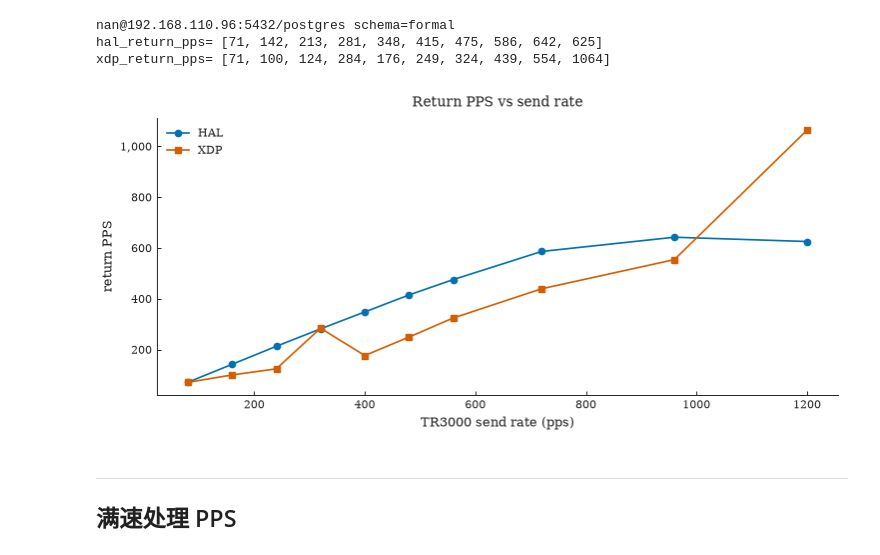
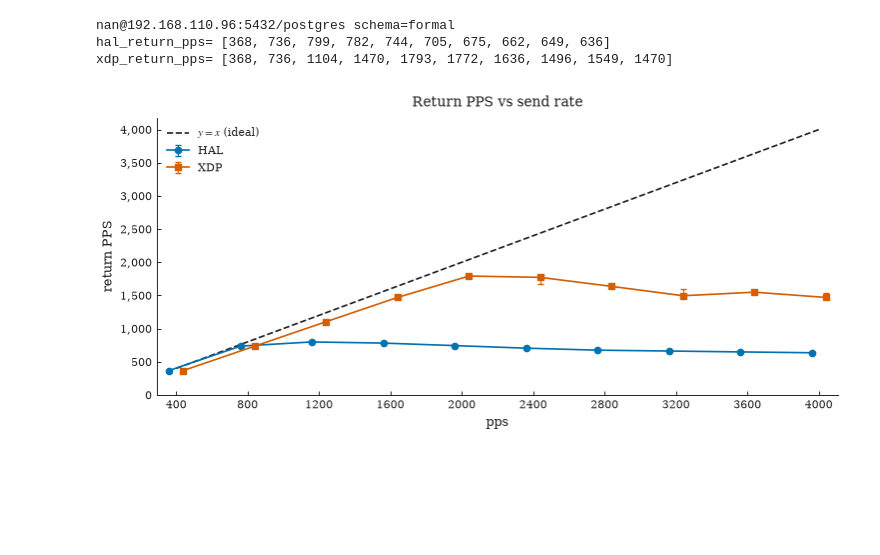
Before and after one commit to nan-mu/xpost, a Jupyter notebook: benchmark/just_tx.ipynb, the cells around one changed output. Drawn from its saved outputs; the diff is of its cells as text; code cells hidden in the pictures; blank space fills up the shorter version.

```diff
--- a/benchmark/just_tx.ipynb
+++ b/benchmark/just_tx.ipynb
@@ -141,47 +105,49 @@ XDP · 1200 pps · loss 0.0% n_rtt=41018
 import numpy as np
 import matplotlib.pyplot as plt
 from IPython.display import display
 
 from utils.db import dsn_summary
-from utils.experiment import figure_tx_rtt_return_pps, load_just_tx_rtt_runs
+from utils.experiment import figure_tx_rtt_return_pps, load_just_tx_window_stats
 
-SOURCE_NOTE = "xpost-test just-tx-rtt"
 plt.ioff()
 plt.close("all")
 print(dsn_summary())
 
-sweep = load_just_tx_rtt_runs(run_kind="pilot", source_note=SOURCE_NOTE, phase="sweep")
-assert len(sweep), "无 sweep 行：先跑 ./xpost-test just-tx-rtt"
+sweep = load_just_tx_window_stats(phase="sweep")
+assert len(sweep), "无 sweep 行：先跑 ./xpost-test（run 含 just_tx）"
 
 rates = sorted(sweep["target_pps"].unique())
 
 
-def _med_rpps(variant: str, rate: float):
-    sub = sweep[(sweep["variant"] == variant) & (np.isclose(sweep["target_pps"], rate))]
+def _rpps_stats(fw: str, rate: float):
+    sub = sweep[(sweep["fw_type"] == fw) & (np.isclose(sweep["target_pps"], rate))]
     if sub.empty:
-        return None
-    return float(sub["return_pps"].median())
+        return None, None, None
+    s = sub["return_pps"].astype(float)
+    return float(s.median()), float(s.quantile(0.25)), float(s.quantile(0.75))
 
 
-hal_rpps = [_med_rpps("hal", r) for r in rates]
-xdp_rpps = [_med_rpps("xdp", r) for r in rates]
+hal_stats = [_rpps_stats("hal", r) for r in rates]
+xdp_stats = [_rpps_stats("xdp", r) for r in rates]
+hal_rpps = [t[0] for t in hal_stats]
+xdp_rpps = [t[0] for t in xdp_stats]
 print("hal_return_pps=", [None if v is None else round(v) for v in hal_rpps])
 print("xdp_return_pps=", [None if v is None else round(v) for v in xdp_rpps])
 
 fig, _ = figure_tx_rtt_return_pps(
     rates_pps=rates,
     hal_return_pps=hal_rpps,
     xdp_return_pps=xdp_rpps,
+    hal_return_lo=[t[1] for t in hal_stats],
+    hal_return_hi=[t[2] for t in hal_stats],
+    xdp_return_lo=[t[1] for t in xdp_stats],
+    xdp_return_hi=[t[2] for t in xdp_stats],
     title="Return PPS vs send rate",
 )
 display(fig)
 plt.close(fig)
 # %% [output]
 nan@192.168.110.96:5432/postgres schema=formal
-hal_return_pps= [71, 142, 213, 281, 348, 415, 475, 586, 642, 625]
-xdp_return_pps= [71, 100, 124, 284, 176, 249, 324, 439, 554, 1064]
+hal_return_pps= [368, 736, 799, 782, 744, 705, 675, 662, 649, 636]
+xdp_return_pps= [368, 736, 1104, 1470, 1793, 1772, 1636, 1496, 1549, 1470]
-[figure, old version]
+[figure, new version]
-# %% [markdown]
----
-
-## 满速处理 PPS
```
Also changed, not shown: parts of 6 cells of this notebook, 4 other files.
